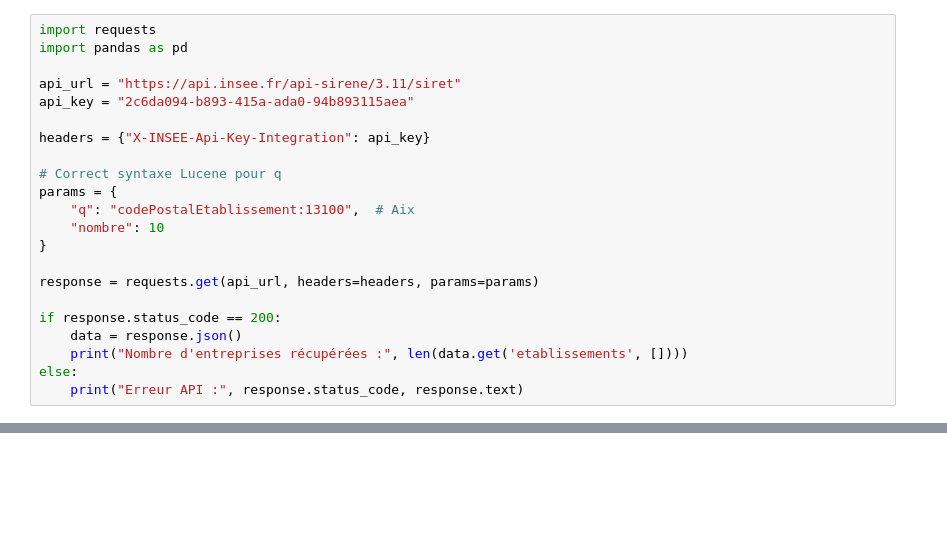
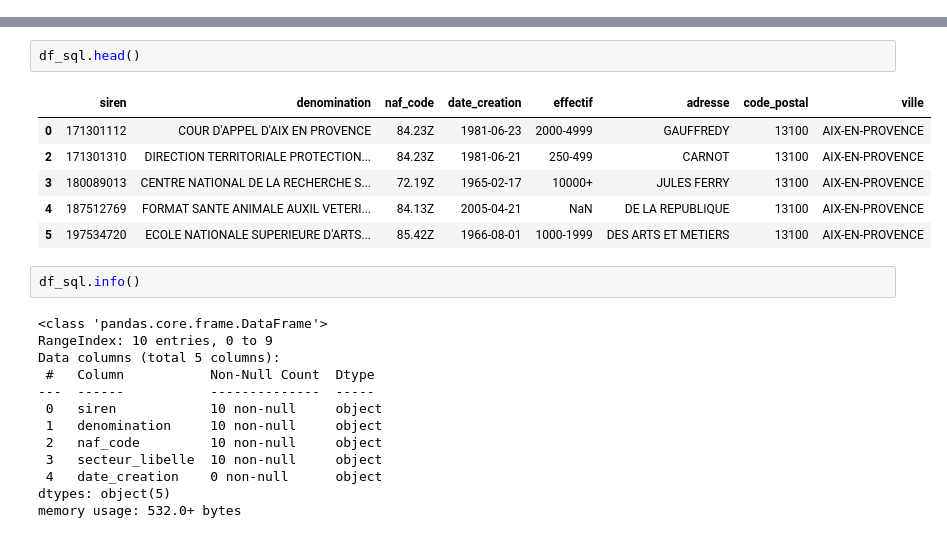
Before and after one commit to ChiaraData/defaut-entreprises-data-project, a Jupyter notebook: notebooks/data.ipynb, the cells around one changed output, grey strips where cells are left out. Cells and saved outputs as stored; diff of their text form; blank space fills up the shorter version.

```diff
--- a/notebooks/data.ipynb
+++ b/notebooks/data.ipynb
@@ -77,22 +74,0 @@ Colonnes dans le DataFrame : Index(['siren', 'nic', 'siret', 'statutDiffusionEta
-# %%
-import requests
-import pandas as pd
-
-api_url = "https://api.insee.fr/api-sirene/3.11/siret"
-api_key = "2c6da094-b893-415a-ada0-94b893115aea"
-
-headers = {"X-INSEE-Api-Key-Integration": api_key}
-
-# Correct syntaxe Lucene pour q
-params = {
-    "q": "codePostalEtablissement:13100",  # Aix
-    "nombre": 10
-}
-
-response = requests.get(api_url, headers=headers, params=params)
-
-if response.status_code == 200:
-    data = response.json()
-    print("Nombre d'entreprises récupérées :", len(data.get('etablissements', [])))
-else:
-    print("Erreur API :", response.status_code, response.text)
@@ -102,0 +435,24 @@ print()
+# %%
+df_sql.head()
+# %% [output]
+|  | siren | denomination | naf_code | date_creation | effectif | adresse | code_postal | ville |
+| 0 | 171301112 | COUR D'APPEL D'AIX EN PROVENCE | 84.23Z | 1981-06-23 | 2000-4999 | GAUFFREDY | 13100 | AIX-EN-PROVENCE |
+| 2 | 171301310 | DIRECTION TERRITORIALE PROTECTION... | 84.23Z | 1981-06-21 | 250-499 | CARNOT | 13100 | AIX-EN-PROVENCE |
+| 3 | 180089013 | CENTRE NATIONAL DE LA RECHERCHE S... | 72.19Z | 1965-02-17 | 10000+ | JULES FERRY | 13100 | AIX-EN-PROVENCE |
+| 4 | 187512769 | FORMAT SANTE ANIMALE AUXIL VETERI... | 84.13Z | 2005-04-21 | NaN | DE LA REPUBLIQUE | 13100 | AIX-EN-PROVENCE |
+| 5 | 197534720 | ECOLE NATIONALE SUPERIEURE D'ARTS... | 85.42Z | 1966-08-01 | 1000-1999 | DES ARTS ET METIERS | 13100 | AIX-EN-PROVENCE |
+# %%
+df_sql.info()
+# %% [output]
+<class 'pandas.core.frame.DataFrame'>
+RangeIndex: 10 entries, 0 to 9
+Data columns (total 5 columns):
+ #   Column           Non-Null Count  Dtype
+---  ------           --------------  -----
+ 0   siren            10 non-null     object
+ 1   denomination     10 non-null     object
+ 2   naf_code         10 non-null     object
+ 3   secteur_libelle  10 non-null     object
+ 4   date_creation    0 non-null      object
+dtypes: object(5)
+memory usage: 532.0+ bytes
```
Also changed, not shown: parts of 10 cells of this notebook, 3 other files.
